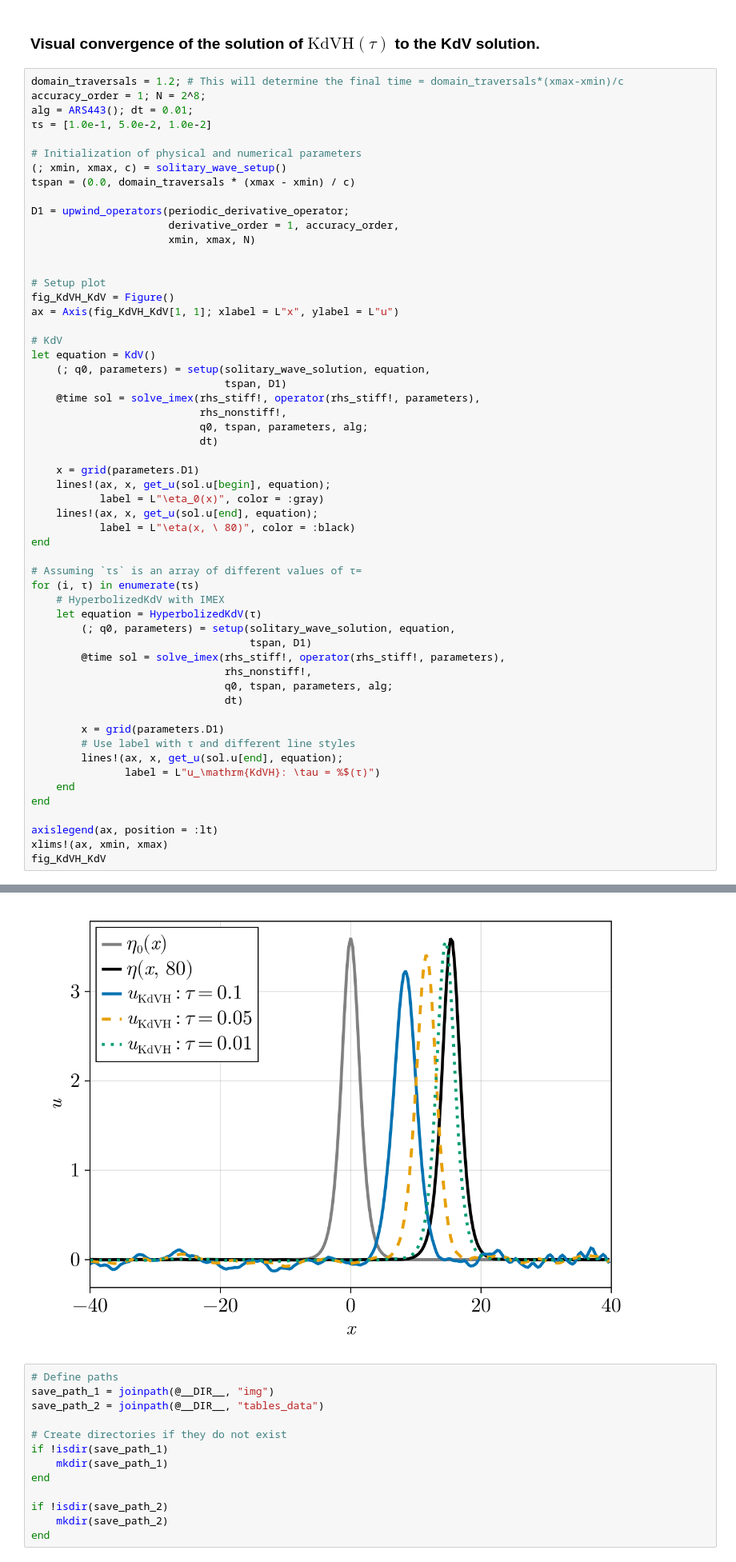
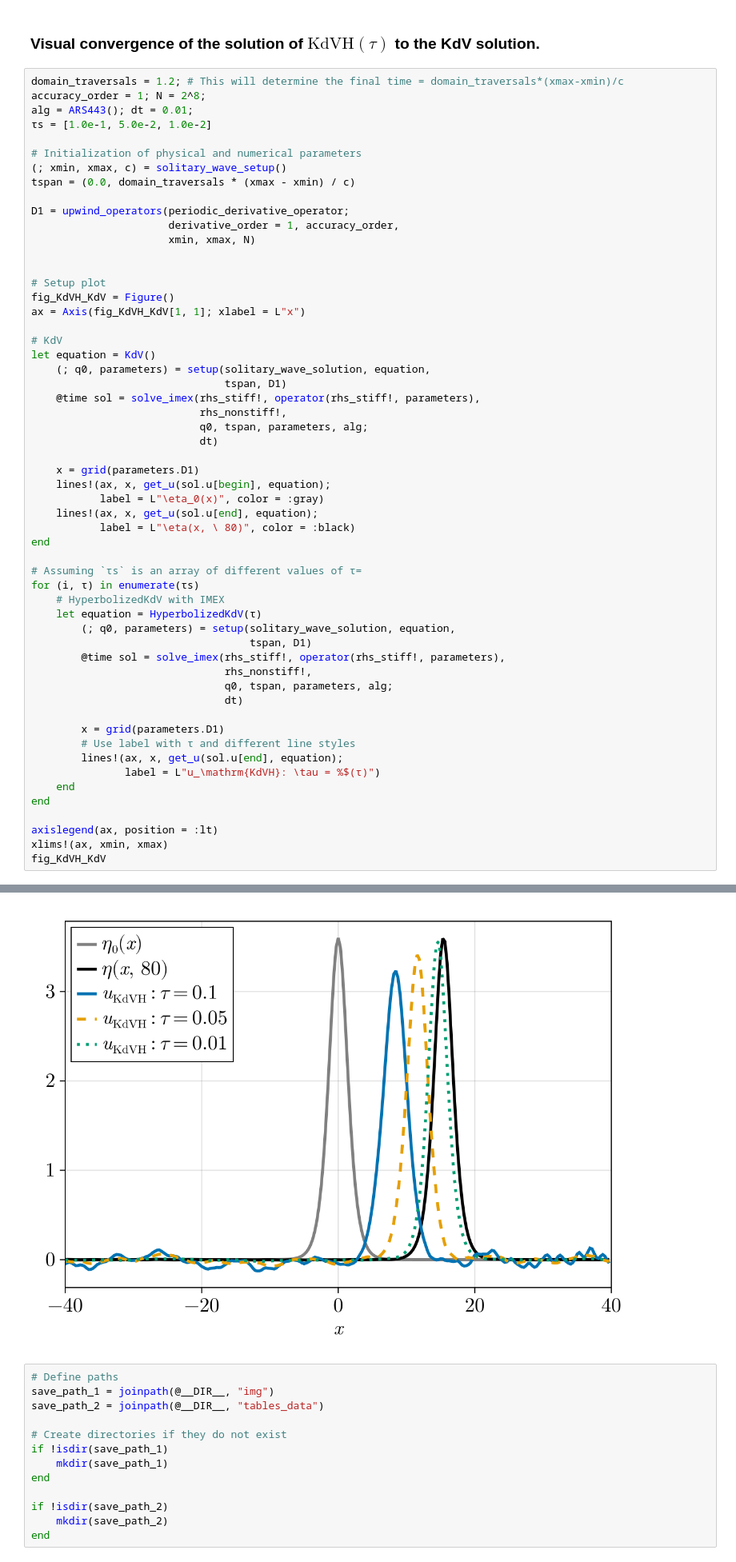
Before and after one commit to abhibsws/2024_kdvh_RR, a Jupyter notebook: figures_manuscript.ipynb, the cells around one changed output, grey strips where cells are left out. Shown at 80% size. Drawn from its saved outputs; the diff is of its cells as text.

Commit message:
remove label u from figures

```diff
--- a/figures_manuscript.ipynb
+++ b/figures_manuscript.ipynb
@@ -37,7 +37,7 @@ D1 = upwind_operators(periodic_derivative_operator;
 
 # Setup plot
 fig_KdVH_KdV = Figure()
-ax = Axis(fig_KdVH_KdV[1, 1]; xlabel = L"x", ylabel = L"u")
+ax = Axis(fig_KdVH_KdV[1, 1]; xlabel = L"x")
 
 # KdV
 let equation = KdV()
@@ -84,4 +84,4 @@ fig_KdVH_KdV
-[figure, old version]
+[figure, new version]
 # %%
 # Define paths
 save_path_1 = joinpath(@__DIR__, "img")
```
Also changed, not shown: parts of 2 cells of this notebook, 2 other files.
